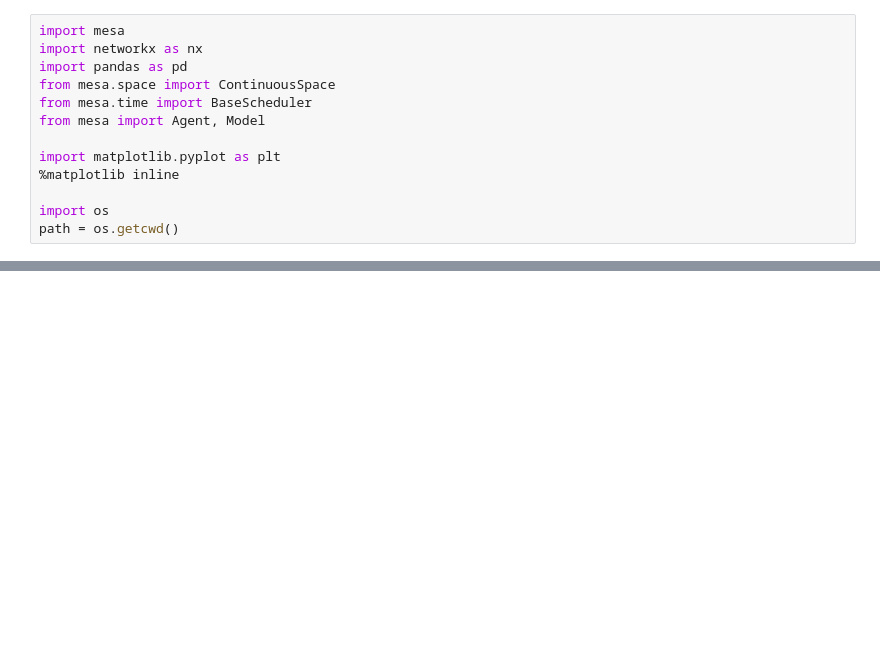
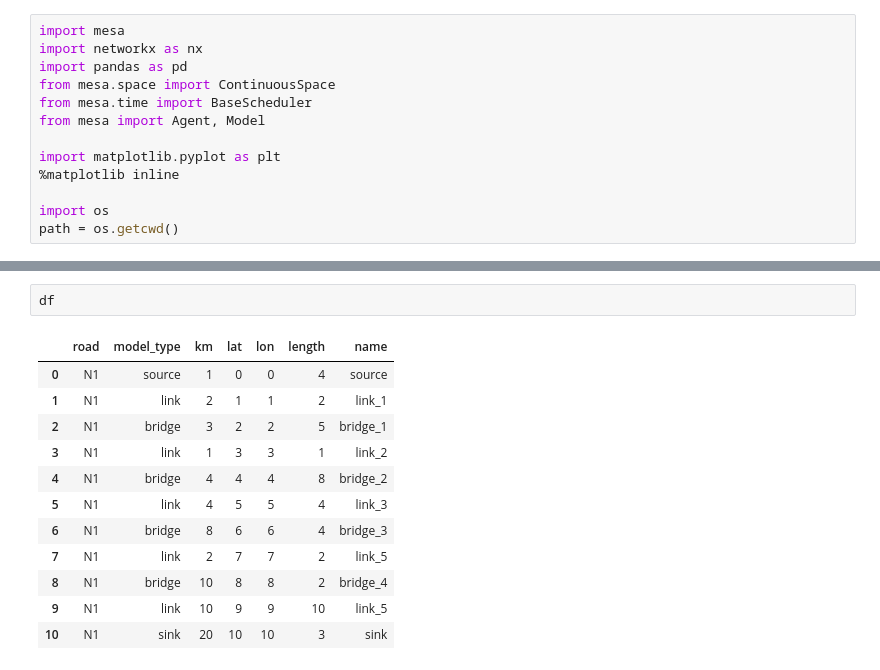
Before and after one commit to yilinh/SimpleTransport, a Jupyter notebook: simpleTransport_NX.ipynb, the cells around one changed output, grey strips where cells are left out. Saved outputs shown, nothing was run; the diff lists cells and outputs as text; blank space fills up the shorter version.

```diff
--- a/simpleTransport_NX.ipynb
+++ b/simpleTransport_NX.ipynb
@@ -29,0 +63,15 @@ G= nx.Graph()
+# %%
+df
+# %% [output]
+|  | road | model_type | km | lat | lon | length | name |
+| 0 | N1 | source | 1 | 0 | 0 | 4 | source |
+| 1 | N1 | link | 2 | 1 | 1 | 2 | link_1 |
+| 2 | N1 | bridge | 3 | 2 | 2 | 5 | bridge_1 |
+| 3 | N1 | link | 1 | 3 | 3 | 1 | link_2 |
+| 4 | N1 | bridge | 4 | 4 | 4 | 8 | bridge_2 |
+| 5 | N1 | link | 4 | 5 | 5 | 4 | link_3 |
+| 6 | N1 | bridge | 8 | 6 | 6 | 4 | bridge_3 |
+| 7 | N1 | link | 2 | 7 | 7 | 2 | link_5 |
+| 8 | N1 | bridge | 10 | 8 | 8 | 2 | bridge_4 |
+| 9 | N1 | link | 10 | 9 | 9 | 10 | link_5 |
+| 10 | N1 | sink | 20 | 10 | 10 | 3 | sink |
```
Also changed, not shown: parts of 3 cells of this notebook, 8 other files.
